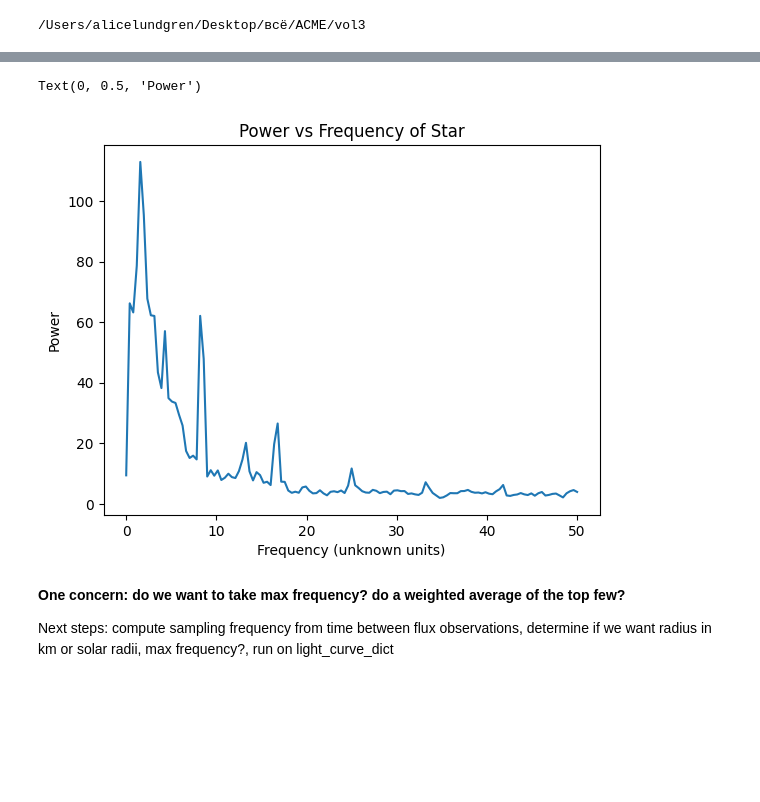
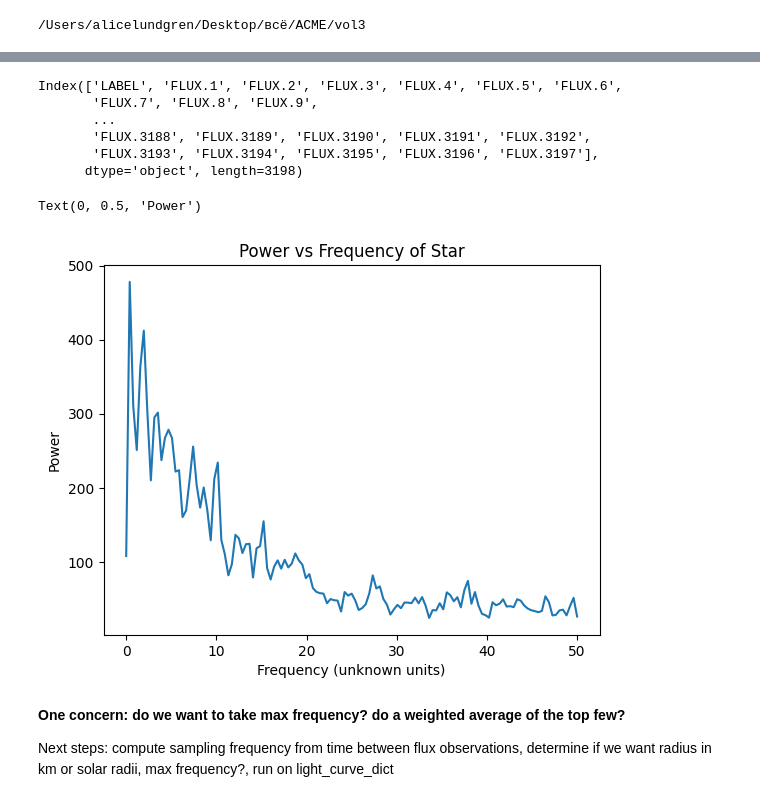
Before and after one commit to Jaredwinn77/ACME_VOL3_PLANET_FINDER, a Jupyter notebook: period_welch.ipynb, the cells around one changed output, grey strips where cells are left out. Cells and saved outputs as stored; diff of their text form; code cells hidden in the pictures; blank space fills up the shorter version.

Commit message:
added the 5 stars

```diff
--- a/period_welch.ipynb
+++ b/period_welch.ipynb
@@ -19,16 +176,23 @@ flux = pd.read_csv('exoTest.csv')
 # %%
-star1 = flux.iloc[0, 1:]
+star1 = flux.iloc[8, 1:]
+print(flux.columns)
 
 ### find fs argument (frequency of sampling)
 freqs, psd = welch(star1, fs=100)
 
 plt.plot(freqs, psd)
 plt.title("Power vs Frequency of Star")
 plt.xlabel("Frequency (unknown units)")
 plt.ylabel("Power")
 # %% [output]
-Text(0, 0.5, 'Power')
+Index(['LABEL', 'FLUX.1', 'FLUX.2', 'FLUX.3', 'FLUX.4', 'FLUX.5', 'FLUX.6',
+       'FLUX.7', 'FLUX.8', 'FLUX.9',
+       ...
+       'FLUX.3188', 'FLUX.3189', 'FLUX.3190', 'FLUX.3191', 'FLUX.3192',
+       'FLUX.3193', 'FLUX.3194', 'FLUX.3195', 'FLUX.3196', 'FLUX.3197'],
+      dtype='object', length=3198)
+Text(0, 0.5, 'Power')
-[figure, old version]
+[figure, new version]
 # %% [markdown]
 **One concern: do we want to take max frequency? do a weighted average of the top few?**
 
```
Also changed, not shown: parts of 18 cells of this notebook, 1 other file.
